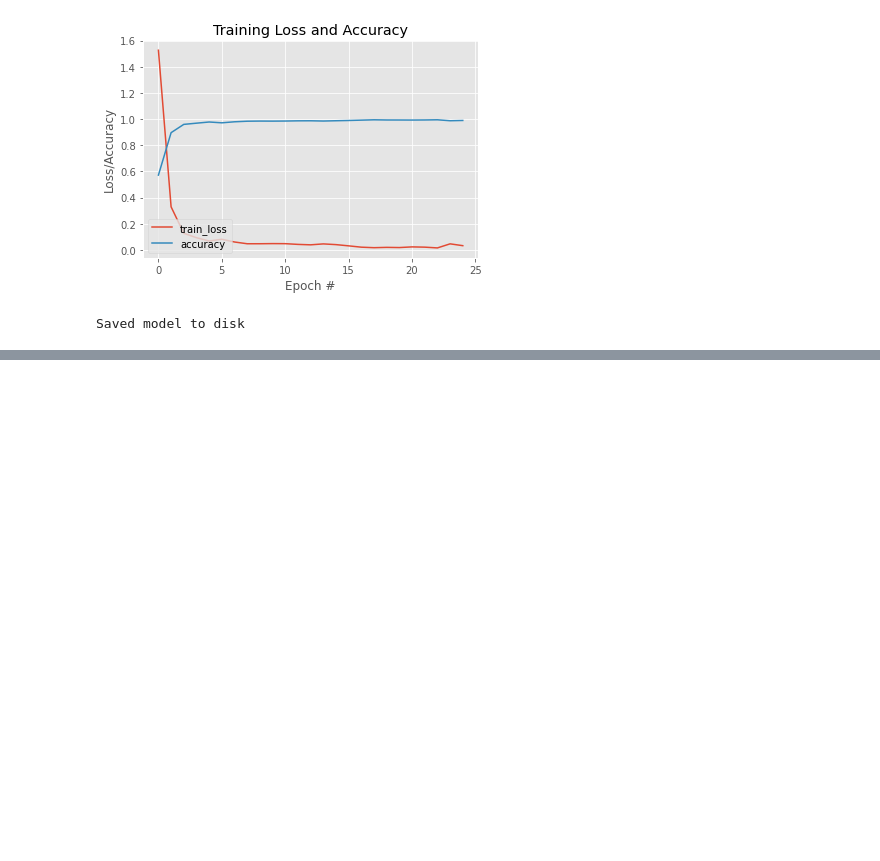
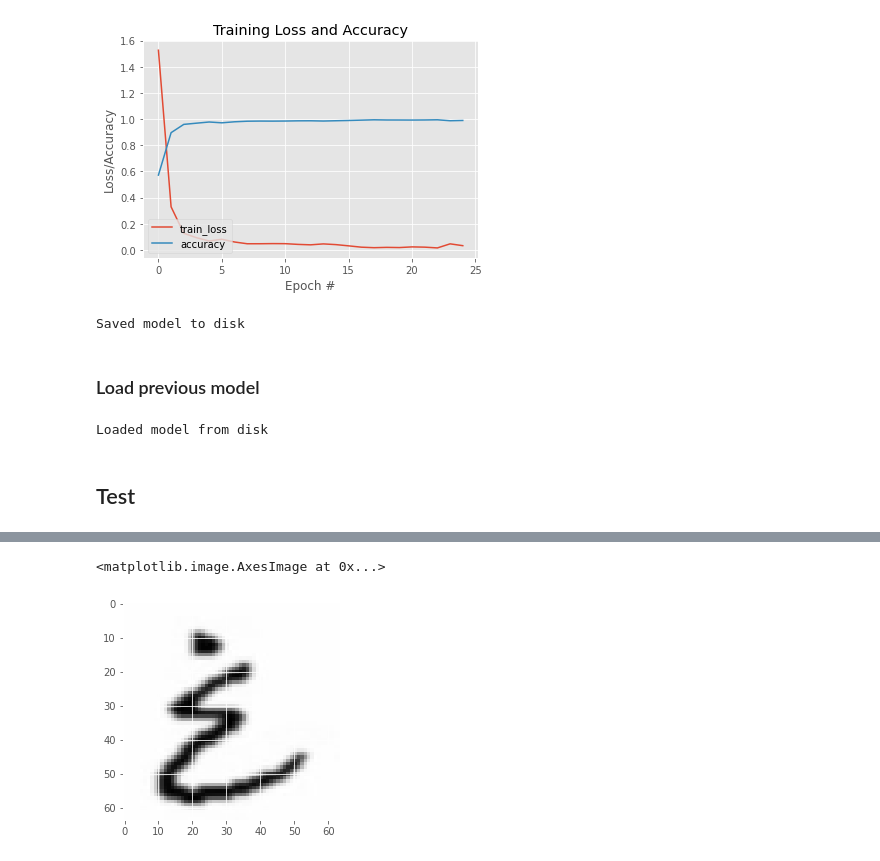
Before and after one commit to ali-f-alfa/Persian-Handwriting-Recognition, a Jupyter notebook: Persian_Handwriting_Character_Recognition_.ipynb, the cells around one changed output, grey strips where cells are left out. Cells and saved outputs as stored; diff of their text form; code cells hidden in the pictures; blank space fills up the shorter version.

Commit message:
Charater recognition model completed

```diff
--- a/Persian_Handwriting_Character_Recognition_.ipynb
+++ b/Persian_Handwriting_Character_Recognition_.ipynb
@@ -176,3 +176,29 @@ model.save_weights("/content/drive/MyDrive/FinalProject/PersianCharacterRecognit
 print("Saved model to disk")
 # %% [output]
 Saved model to disk
+# %% [markdown]
+### Load previous model
+# %%
+json_file = open('/content/drive/MyDrive/FinalProject/PersianCharacterRecognition/character_resnet_model.json', 'r')
+loaded_model_json = json_file.read()
+json_file.close()
+loaded_model = keras.models.model_from_json(loaded_model_json)
+
+# load weights into new model
+loaded_model.load_weights("/content/drive/MyDrive/FinalProject/PersianCharacterRecognition/character_resnet_model.h5")
+print("Loaded model from disk")
+# %% [output]
+Loaded model from disk
+# %% [markdown]
+## Test
+# %%
+image = cv2.imread("GHEIN.jpg")
+image = cv2.resize(image, (64, 64))
+image = np.expand_dims(image, axis=0)
+list_dict_val = list((train_generator.class_indices.values()))
+list_dict_key = list((train_generator.class_indices.keys()))
+
+print(list_dict_key[list_dict_val.index(np.argmax(model.predict(image), axis=-1))])
+
+plt.imshow(image[0, ..., 0], cmap='gray')
+# %% [output]
@@ -178,0 +207,2 @@ Saved model to disk
+<matplotlib.image.AxesImage at 0x...>
+[figure, added]
```
Also changed, not shown: parts of 1 cell of this notebook.
